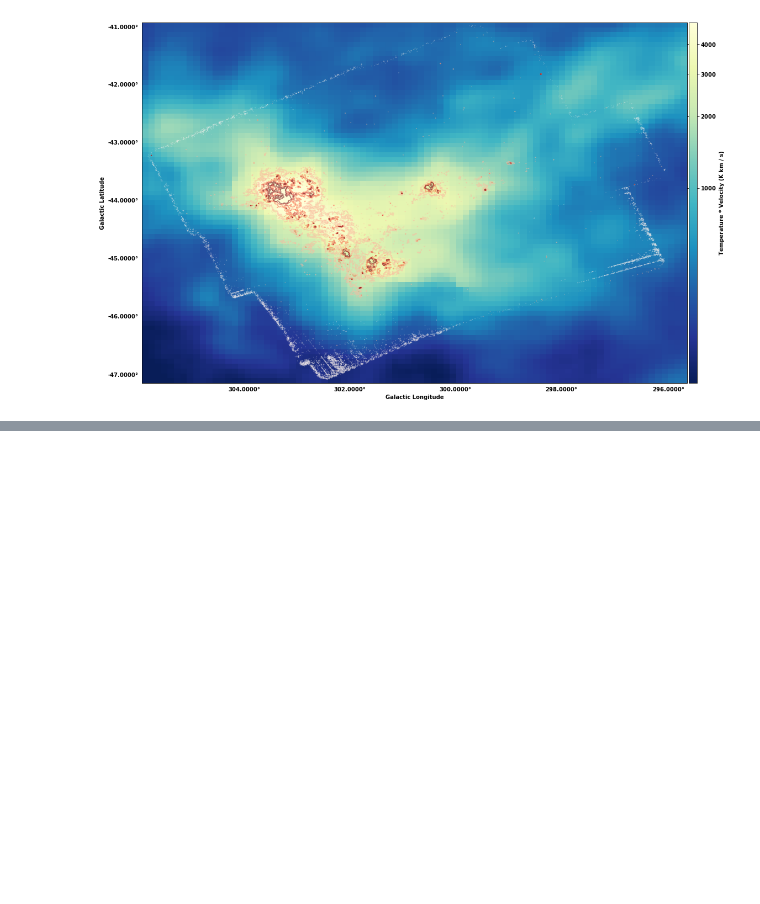
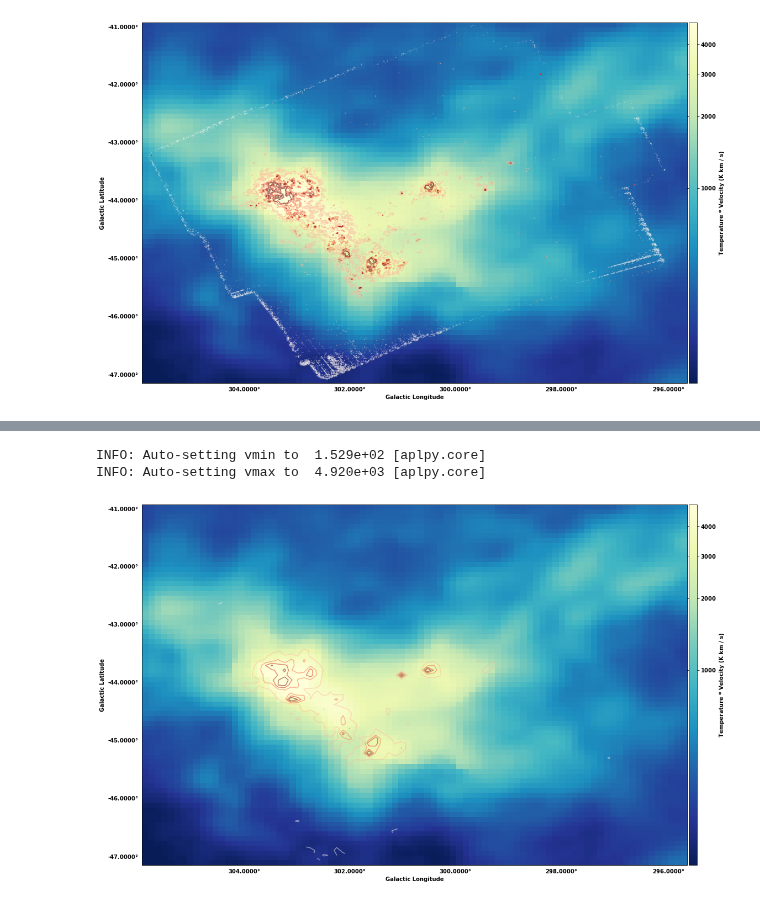
Before and after one commit to astropy/astropy-tutorials, a Jupyter notebook: tutorials/FITS-cubes/FITS-cubes.ipynb, the cells around one changed output, grey strips where cells are left out. Saved outputs shown, nothing was run; the diff lists cells and outputs as text; code cells hidden in the pictures; blank space fills up the shorter version.

Commit message:
reproject added

```diff
--- a/tutorials/FITS-cubes/FITS-cubes.ipynb
+++ b/tutorials/FITS-cubes/FITS-cubes.ipynb
@@ -370,3 +370,27 @@ F.show_contour(herschel_imagehdu, cmap = 'Reds', alpha = .5)
 INFO: Auto-setting vmin to  1.529e+02 [aplpy.core]
 INFO: Auto-setting vmax to  4.920e+03 [aplpy.core]
 [figure]
+# %%
+from reproject import reproject_interp
+
+'''
+The first statement reprojects the herschel_imagehdu to the scale and
+resolution of sub_cube_m0. Then we write the new
+image to a new fits file, along with the header from sub_cube_m0 (which
+contains the WCS info), so that we can cleanly
+pass it onto the show_contour function
+
+'''
+
+rescaled_herschel_image, ___ = reproject_interp(herschel_imagehdu,
+    sub_cube_m0.header)
+rescaled_herschel_image_hdu = fits.PrimaryHDU(data=rescaled_herschel_image, header=sub_cube_m0.header)
+
+fig = plt.figure(figsize = (18,12))
+
+F = aplpy.FITSFigure(sub_cube_m0.hdu, figure = fig)
+
+F.show_colorscale(cmap = 'YlGnBu_r', aspect = 'auto', stretch = 'log')
+F.show_colorbar(axis_label_text = 'Temperature * Velocity (K km / s)')
+F.show_contour(rescaled_herschel_image_hdu, cmap = 'Reds', alpha = .5)
+# %% [output]
@@ -372,0 +398,3 @@ INFO: Auto-setting vmax to  4.920e+03 [aplpy.core]
+INFO: Auto-setting vmin to  1.529e+02 [aplpy.core]
+INFO: Auto-setting vmax to  4.920e+03 [aplpy.core]
+[figure, added]
```
Also changed, not shown: parts of 3 cells of this notebook.
